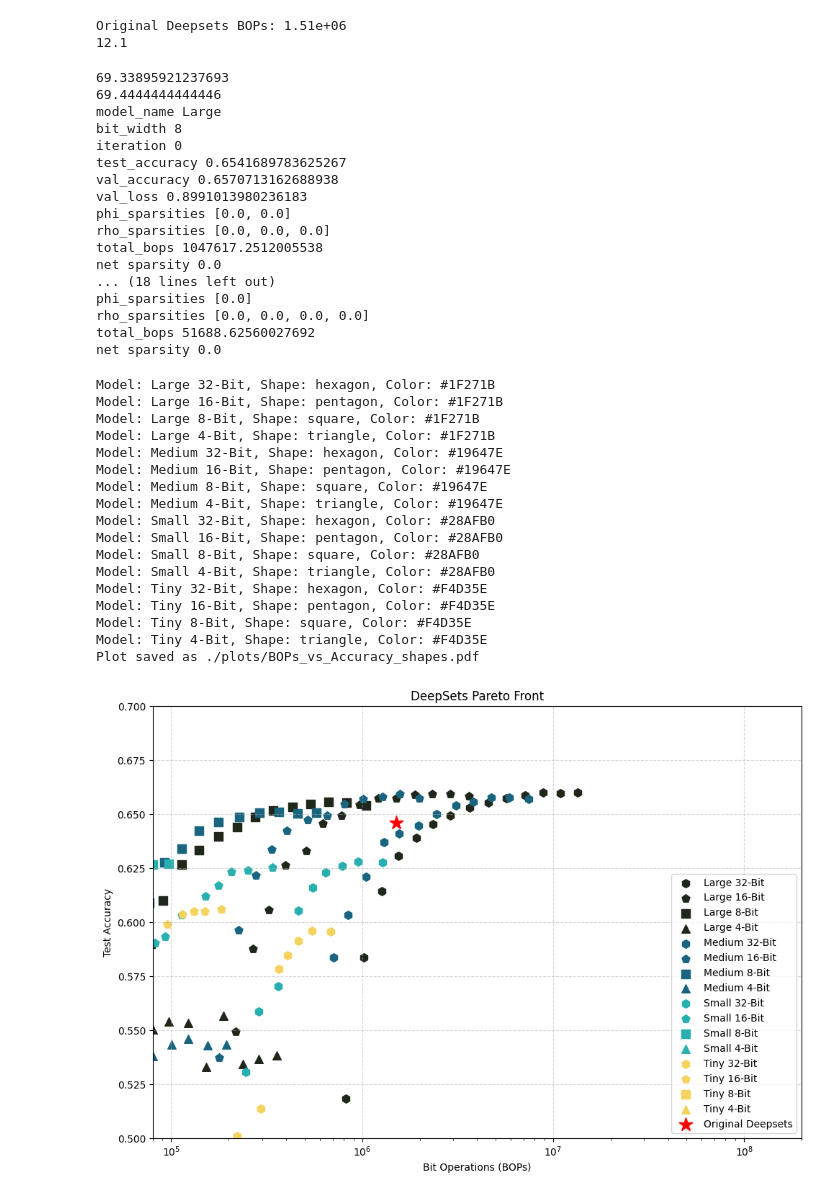
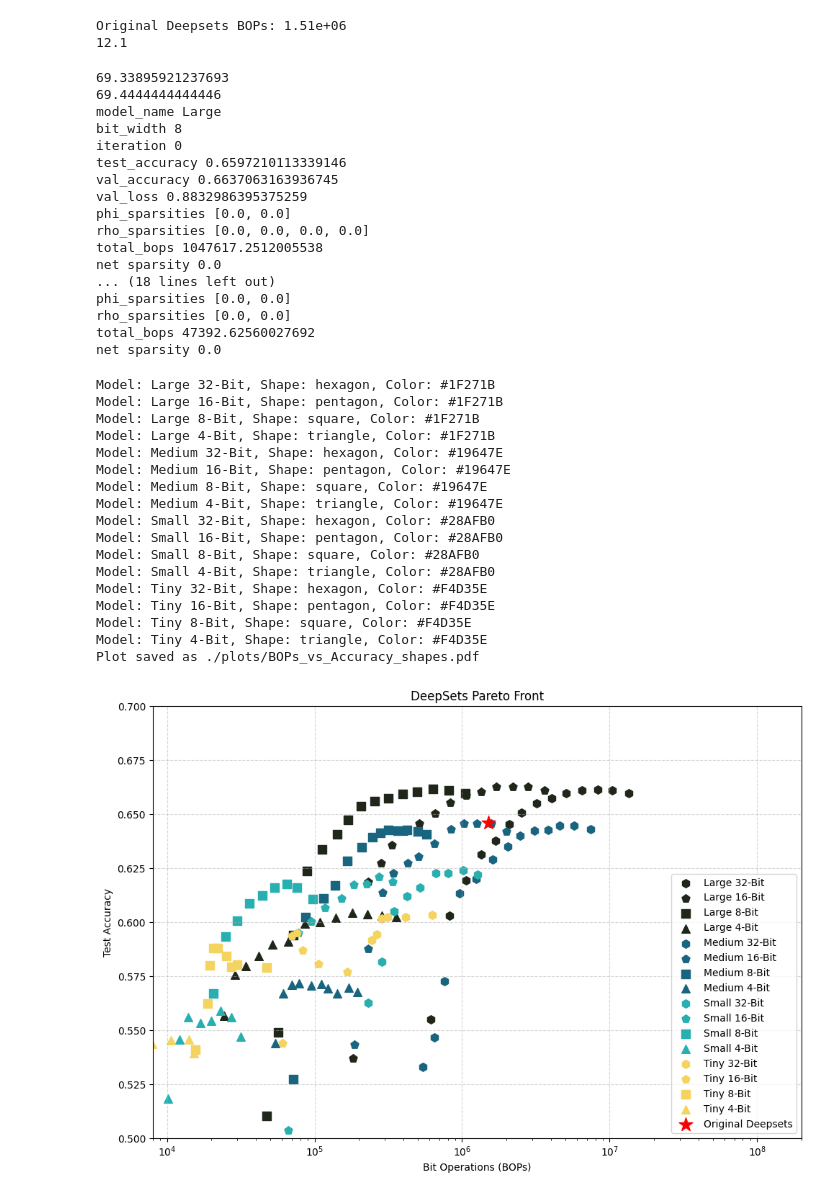
Before and after one commit to fastmachinelearning/Morph, a Jupyter notebook: Saving_BOPS4.ipynb, the cells around one changed output. Drawn from its saved outputs; the diff is of its cells as text; code cells hidden in the pictures.

```diff
--- a/Saving_BOPS4.ipynb
+++ b/Saving_BOPS4.ipynb
@@ -146,7 +146,11 @@ def extract_data(file_path):
 
     return data
 
-file_path = './combined_deepsets_Compress_Aug7.txt'
+# file_path = './combined_deepsets_Compress_Aug7.txt'
+file_path = './combined_sep18_deepsets_compress.txt'
+# file_path = 'localsearch_results_sep16/combined_deepsets_compress.txt'
+# file_path = './global_search_results_central/combined.txt'
+
 extracted_data = extract_data(file_path)
 # print(extracted_data.keys())
 
@@ -220,17 +224,17 @@ for keys in tiny_8bit.keys():
 model_name Large
 bit_width 8
 iteration 0
-test_accuracy 0.6541689783625267
-val_accuracy 0.6570713162688938
-val_loss 0.8991013980236183
+test_accuracy 0.6597210113339146
+val_accuracy 0.6637063163936745
+val_loss 0.8832986395375259
 phi_sparsities [0.0, 0.0]
-rho_sparsities [0.0, 0.0, 0.0]
+rho_sparsities [0.0, 0.0, 0.0, 0.0]
 total_bops 1047617.2512005538
 net sparsity 0.0
 ... (18 lines left out)
-phi_sparsities [0.0]
-rho_sparsities [0.0, 0.0, 0.0, 0.0]
-total_bops 51688.62560027692
+phi_sparsities [0.0, 0.0]
+rho_sparsities [0.0, 0.0]
+total_bops 47392.62560027692
 net sparsity 0.0
 # %%
 import matplotlib.pyplot as plt
@@ -300,35 +304,35 @@ def plot_bops_vs_accuracy(data, output_folder='./plots'):
     plt.title('DeepSets Pareto Front')
     plt.legend(loc='lower right')  # Move the legend to the lower right
     plt.grid(True, which="major", ls="--", alpha=0.5)
-    plt.xlim(8e4,2e8)
+    plt.xlim(8e3,2e8)
     plt.ylim(0.5, 0.7)
 
     plt.tight_layout()
-    plt.savefig(f'{output_folder}/BOPs_vs_Accuracy_coloredSep2.pdf', dpi=300, bbox_inches='tight')
+    plt.savefig(f'{output_folder}/BOPs_vs_Accuracy_coloredSep11.pdf', dpi=300, bbox_inches='tight')
     print(f"Plot saved as {output_folder}/BOPs_vs_Accuracy_shapes.pdf")
 
     plt.show()
 extracted_data = extract_data(file_path)
 plot_bops_vs_accuracy(extracted_data)
 
 
 #Change the color scheme to be these colors instead: 353535, 6d597a, e56b6f, eaac8b
 # %% [output]
 Model: Large 32-Bit, Shape: hexagon, Color: #1F271B
 Model: Large 16-Bit, Shape: pentagon, Color: #1F271B
 Model: Large 8-Bit, Shape: square, Color: #1F271B
 Model: Large 4-Bit, Shape: triangle, Color: #1F271B
 Model: Medium 32-Bit, Shape: hexagon, Color: #19647E
 Model: Medium 16-Bit, Shape: pentagon, Color: #19647E
 Model: Medium 8-Bit, Shape: square, Color: #19647E
 Model: Medium 4-Bit, Shape: triangle, Color: #19647E
 Model: Small 32-Bit, Shape: hexagon, Color: #28AFB0
 Model: Small 16-Bit, Shape: pentagon, Color: #28AFB0
 Model: Small 8-Bit, Shape: square, Color: #28AFB0
 Model: Small 4-Bit, Shape: triangle, Color: #28AFB0
 Model: Tiny 32-Bit, Shape: hexagon, Color: #F4D35E
 Model: Tiny 16-Bit, Shape: pentagon, Color: #F4D35E
 Model: Tiny 8-Bit, Shape: square, Color: #F4D35E
 Model: Tiny 4-Bit, Shape: triangle, Color: #F4D35E
 Plot saved as ./plots/BOPs_vs_Accuracy_shapes.pdf
-[figure, old version]
+[figure, new version]
```
Also changed, not shown: parts of 2 cells of this notebook, 33 other files.
